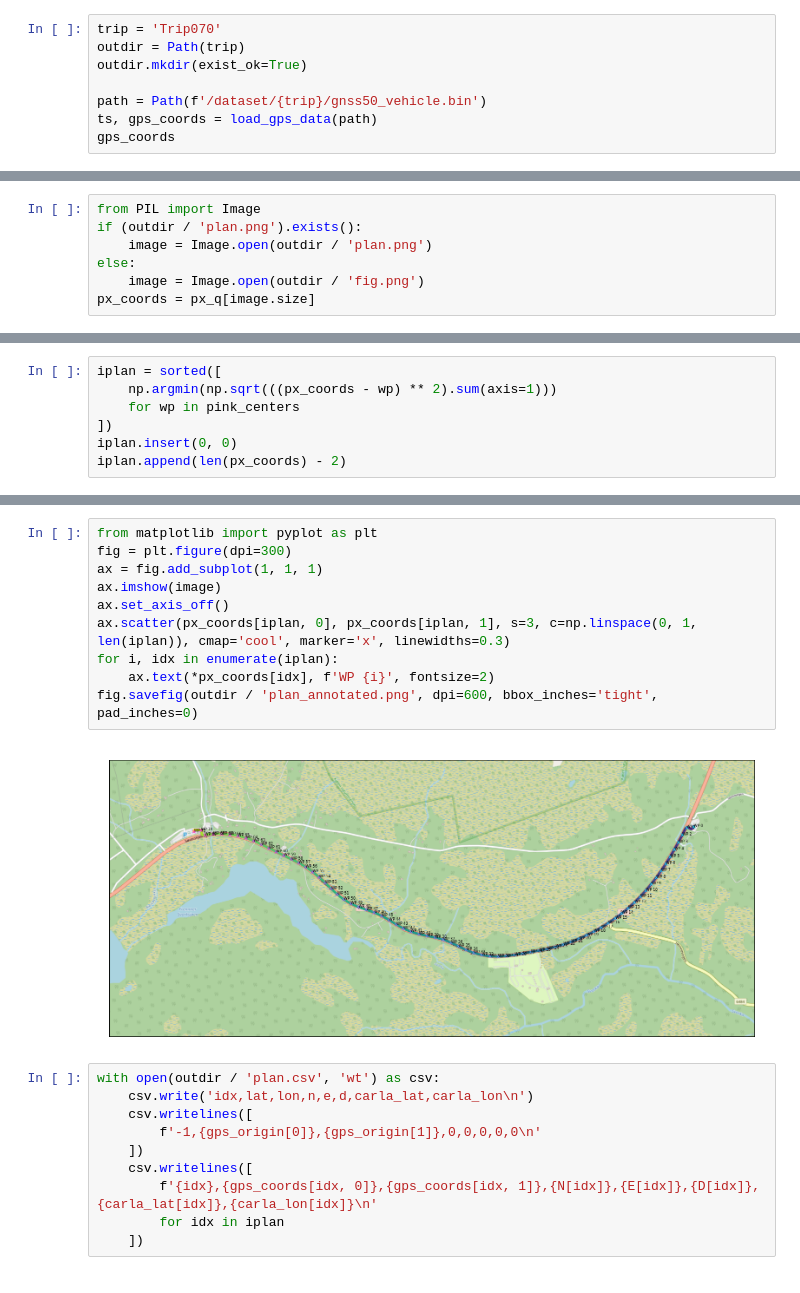
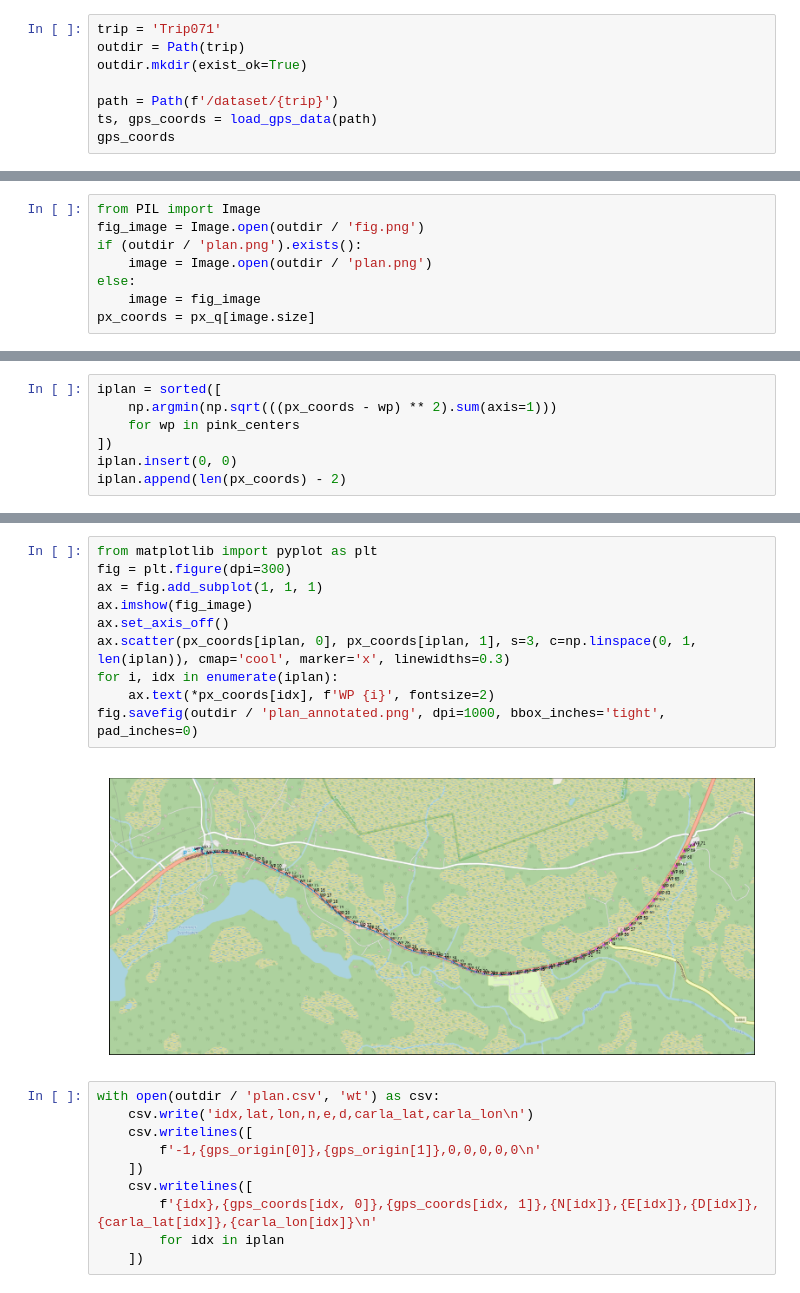
Before and after one commit to aasewold/experiments, a Jupyter notebook: ex-kia/make-plan/work/make_plan.ipynb, the cells around one changed output, grey strips where cells are left out. Cells and saved outputs as stored; diff of their text form.

Commit message:
ex-kia: update plans

```diff
--- a/ex-kia/make-plan/work/make_plan.ipynb
+++ b/ex-kia/make-plan/work/make_plan.ipynb
@@ -5,9 +8,9 @@ from src.scripts.plot_gps import load_gps_data, plot_gps_data, save_gps_fig
 # %%
-trip = 'Trip070'
+trip = 'Trip071'
 outdir = Path(trip)
 outdir.mkdir(exist_ok=True)
 
-path = Path(f'/dataset/{trip}/gnss50_vehicle.bin')
+path = Path(f'/dataset/{trip}')
 ts, gps_coords = load_gps_data(path)
 gps_coords
 # %% [output]
@@ -56,10 +59,11 @@ carla_lon = E / 111319.490945
 # print('Maximum EW error:', np.abs(err_e).max())
 # %%
 from PIL import Image
+fig_image = Image.open(outdir / 'fig.png')
 if (outdir / 'plan.png').exists():
     image = Image.open(outdir / 'plan.png')
 else:
-    image = Image.open(outdir / 'fig.png')
+    image = fig_image
 px_coords = px_q[image.size]
 # %%
 data = np.array(image)
@@ -172,15 +177,15 @@ array([50.86995375, 50.64332223, 50.44160318, 50.73039495, 50.53665944,
 # %%
 from matplotlib import pyplot as plt
 fig = plt.figure(dpi=300)
 ax = fig.add_subplot(1, 1, 1)
-ax.imshow(image)
+ax.imshow(fig_image)
 ax.set_axis_off()
 ax.scatter(px_coords[iplan, 0], px_coords[iplan, 1], s=3, c=np.linspace(0, 1, len(iplan)), cmap='cool', marker='x', linewidths=0.3)
 for i, idx in enumerate(iplan):
     ax.text(*px_coords[idx], f'WP {i}', fontsize=2)
-fig.savefig(outdir / 'plan_annotated.png', dpi=600, bbox_inches='tight', pad_inches=0)
+fig.savefig(outdir / 'plan_annotated.png', dpi=1000, bbox_inches='tight', pad_inches=0)
 # %% [output]
-[figure, old version]
+[figure, new version]
 # %%
 with open(outdir / 'plan.csv', 'wt') as csv:
     csv.write('idx,lat,lon,n,e,d,carla_lat,carla_lon\n')
```
Also changed, not shown: parts of 4 cells of this notebook, 19 other files.
